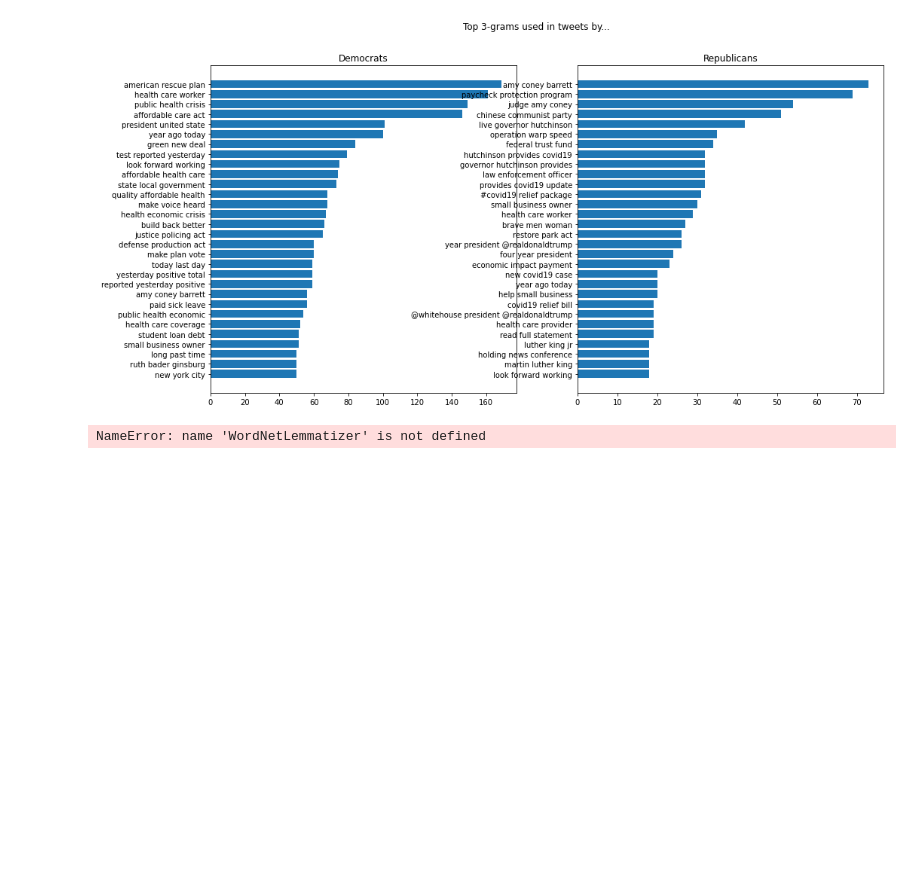
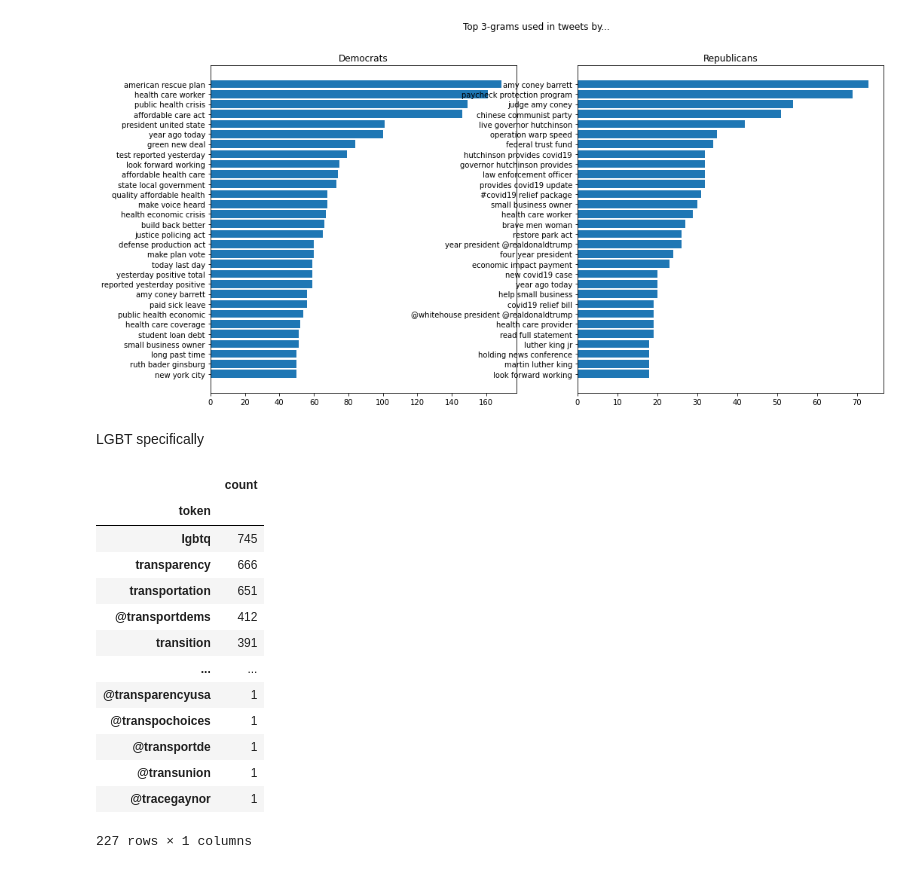
Before and after one commit to astralbijection/trans-data-analysis, a Jupyter notebook: notebooks/politician-eda.ipynb, the cells around one changed output. Drawn from its saved outputs; the diff is of its cells as text; code cells hidden in the pictures; blank space fills up the shorter version.

```diff
--- a/notebooks/politician-eda.ipynb
+++ b/notebooks/politician-eda.ipynb
@@ -307,6 +250,23 @@ sentences = list(as_sentences(tweet_df['tweet']))
-# %%
-
-lemmatizer = WordNetLemmatizer()
-docs = [[lemmatizer.lemmatize(token) for token in doc] for doc in tokenize_tweets(tweet_df['tweet'], stop)]
-# %% [output]
-NameError: name 'WordNetLemmatizer' is not defined
+# %% [markdown]
+LGBT specifically
+# %%
+ngrams = calculate_word_freqs(tweet_df['tweet'], ngram_size=1)
+ngrams2 = calculate_word_freqs(tweet_df['tweet'], ngram_size=2)
+# %%
+pd.set_option('display.max_rows', 50)
+ngrams.loc[[x for x in ngrams.index if 'trans' in x or 'lgbt' in x or 'bisexual' in x or 'lesbian' in x or 'homo' in x or 'gay' in x]]
+# %% [output]
+|  | count |
+| token |  |
+| lgbtq | 745 |
+| transparency | 666 |
+| transportation | 651 |
+| @transportdems | 412 |
+| transition | 391 |
+| ... | ... |
+| @transparencyusa | 1 |
+| @transpochoices | 1 |
+| @transportde | 1 |
+| @transunion | 1 |
+| @tracegaynor | 1 |
+227 rows × 1 columns
```
Also changed, not shown: parts of 13 cells of this notebook, 2 other files.
